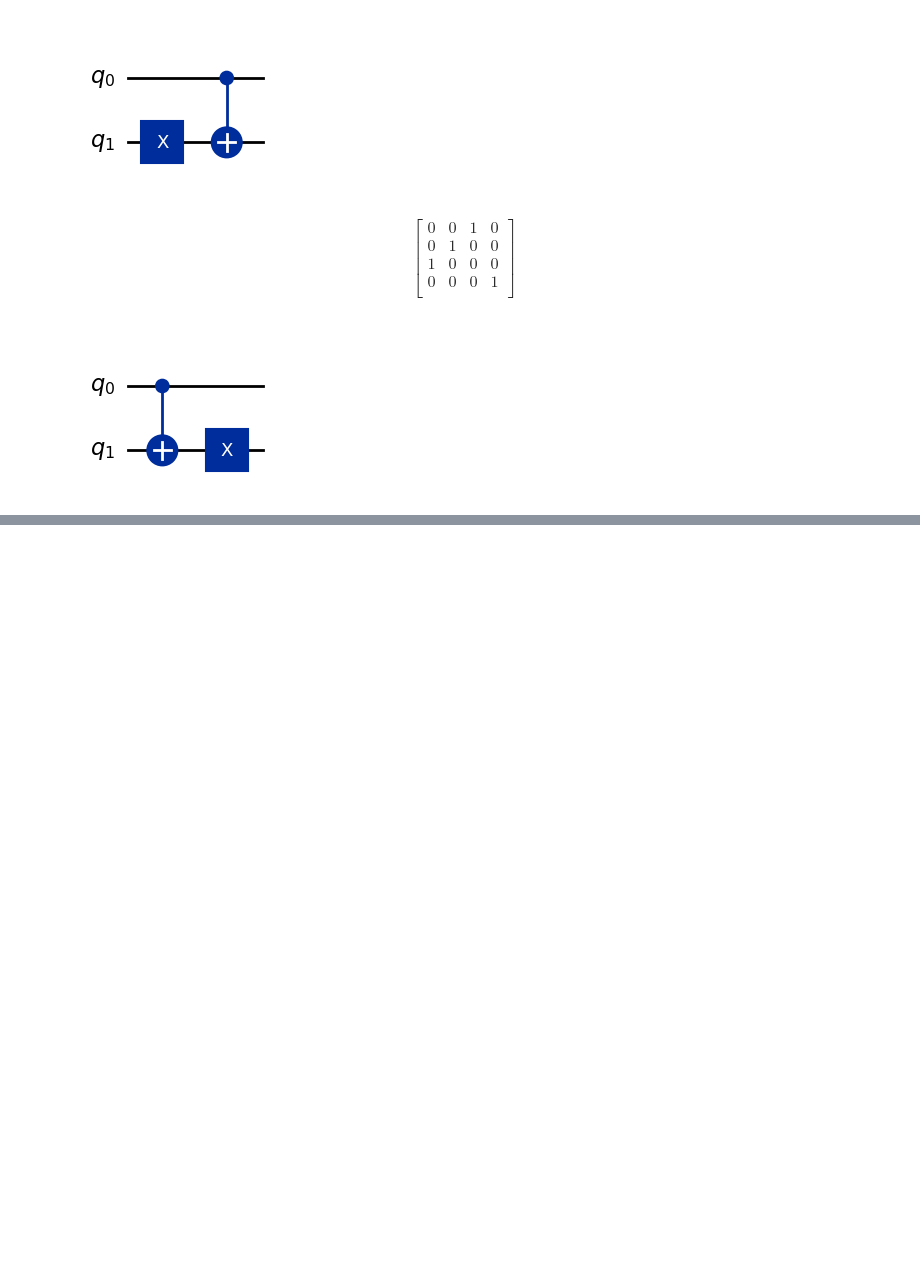
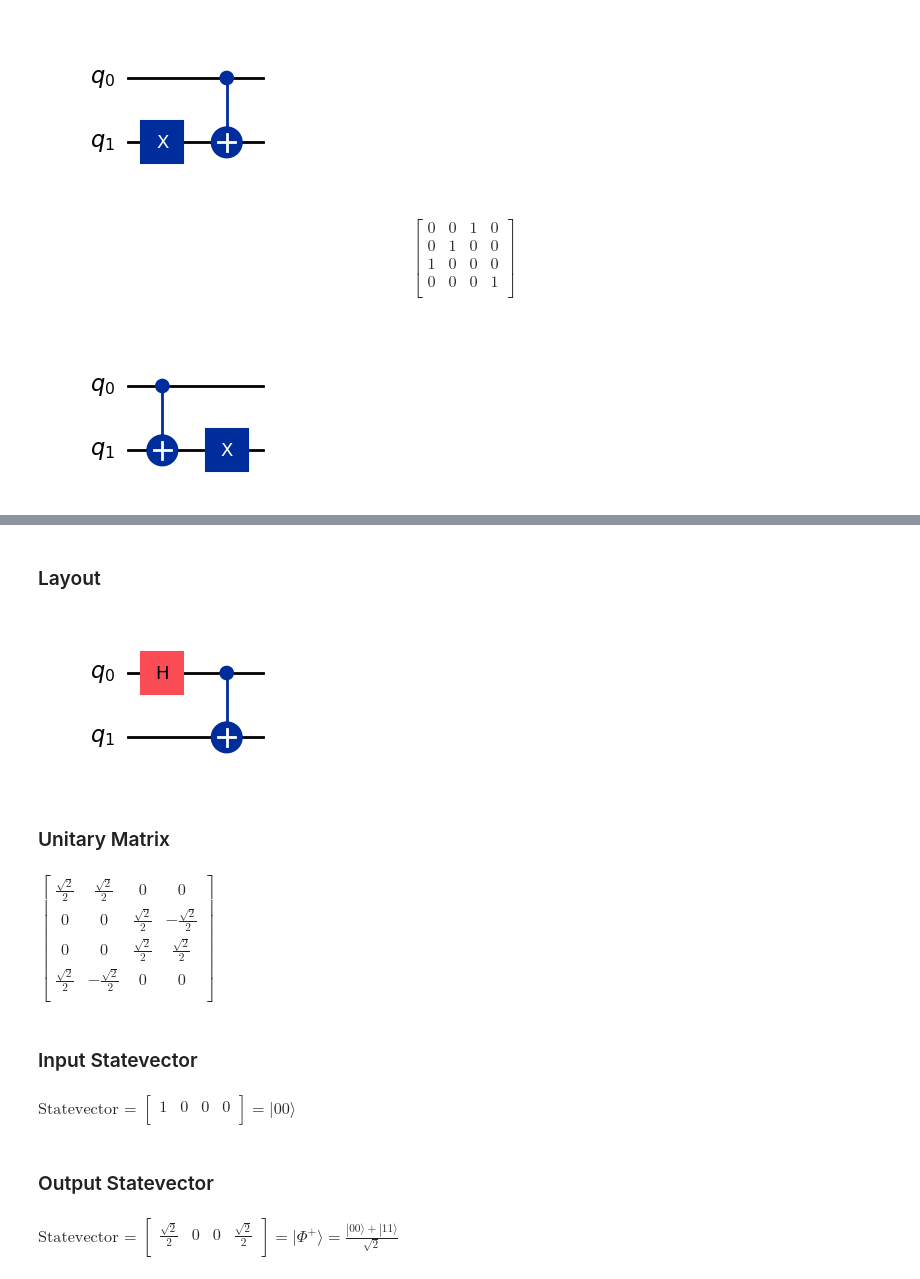
Before and after one commit to Fede802/QuantumComputing-Labs, a Jupyter notebook: lab1/Exercise1.ipynb, the cells around one changed output, grey strips where cells are left out. Cells and saved outputs as stored; diff of their text form; code cells hidden in the pictures; blank space fills up the shorter version.

```diff
--- a/lab1/Exercise1.ipynb
+++ b/lab1/Exercise1.ipynb
@@ -335,0 +340,31 @@ $$
+# %%
+qc = QuantumCircuit(2)
+qc.h(0)
+qc.cx(0, 1)
+stateVecIn=Statevector.from_label('00')
+stateVecOut=stateVecIn.evolve(qc)
+hp.display_info(qc,stateVecIn, "|00\\rangle", stateVecOut, "|\\Phi^{+}\\rangle = \\frac{|00\\rangle + |11\\rangle}{\\sqrt{2}}")
+# %% [output]
+### Layout
+[figure, added]
+### Unitary Matrix
+$\begin{bmatrix}
+\frac{\sqrt{2}}{2} & \frac{\sqrt{2}}{2} & 0 & 0  \\
+ 0 & 0 & \frac{\sqrt{2}}{2} & - \frac{\sqrt{2}}{2}  \\
+ 0 & 0 & \frac{\sqrt{2}}{2} & \frac{\sqrt{2}}{2}  \\
+ \frac{\sqrt{2}}{2} & - \frac{\sqrt{2}}{2} & 0 & 0  \\
+ \end{bmatrix}$
+### Input Statevector
+$
+\text{Statevector = }
+\begin{bmatrix}
+1 & 0 & 0 & 0  \\
+ \end{bmatrix}
+ = \displaystyle|00\rangle$
+### Output Statevector
+$
+\text{Statevector = }
+\begin{bmatrix}
+\frac{\sqrt{2}}{2} & 0 & 0 & \frac{\sqrt{2}}{2}  \\
+ \end{bmatrix}
+ = \displaystyle|\Phi^{+}\rangle = \frac{|00\rangle + |11\rangle}{\sqrt{2}}$
```
Also changed, not shown: parts of 6 cells of this notebook, 4 other files.
